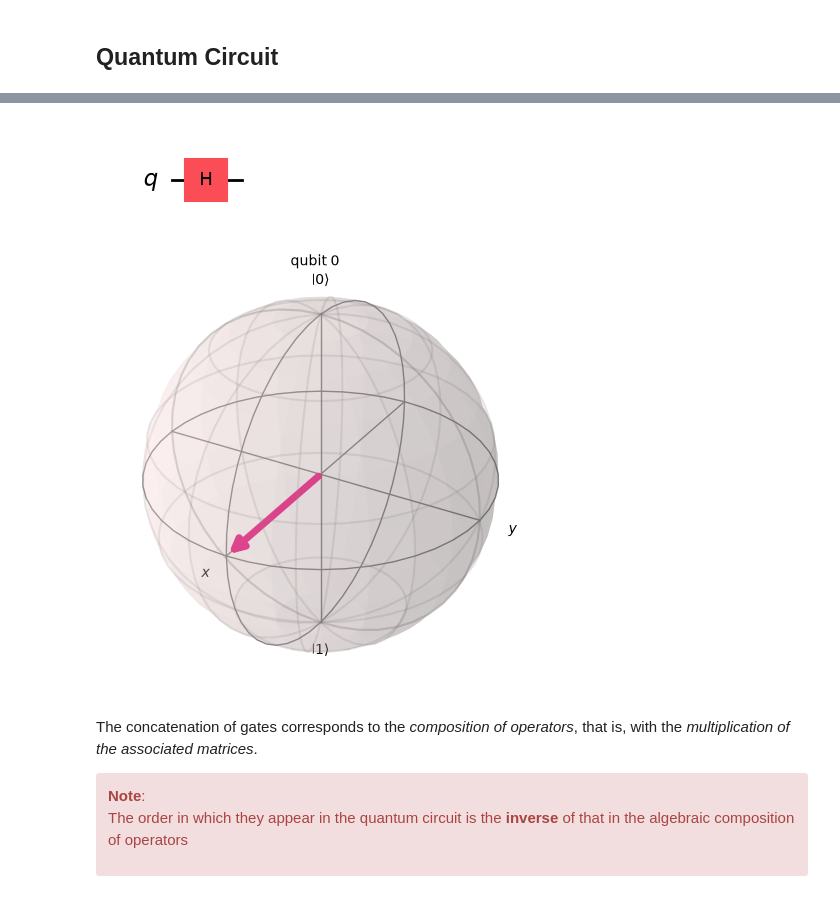
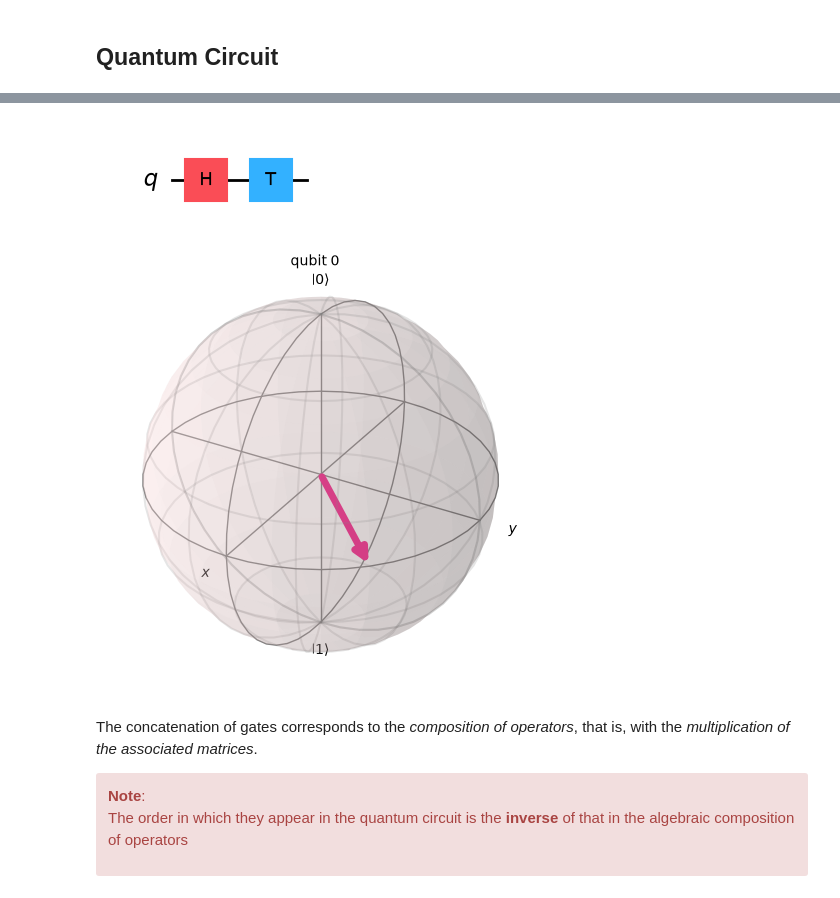
Before and after one commit to jamasole/Quantum_Information_Concepts_and_Tools, a Jupyter notebook: 02_Dancing_with_qubits/021_Qubits.ipynb, the cells around one changed output, grey strips where cells are left out. Drawn from its saved outputs; the diff is of its cells as text; code cells hidden in the pictures.

```diff
--- a/02_Dancing_with_qubits/021_Qubits.ipynb
+++ b/02_Dancing_with_qubits/021_Qubits.ipynb
@@ -738,19 +727,20 @@ is represented by a square containing the data of the associated operator
 # %%
 from qiskit.quantum_info import Statevector
 from qiskit import QuantumCircuit
 
 qc = QuantumCircuit(1)
 
 #qc.u(np.pi/2, np.pi/3,0,1)
 qc.h(0)
+qc.t(0)
 
 display(qc.draw(output='mpl'))
 
 
 Statevector(qc).draw('Bloch')
 # %% [output]
-[figure, old version]
+[figure, new version]
-[figure, old version]
+[figure, new version]
 # %% [markdown]
 The concatenation of gates corresponds to the <i>composition of operators</i>, that is, with the <i>multiplication of the associated matrices</i>.
 
```
Also changed, not shown: parts of 7 cells of this notebook, 6 other files.
